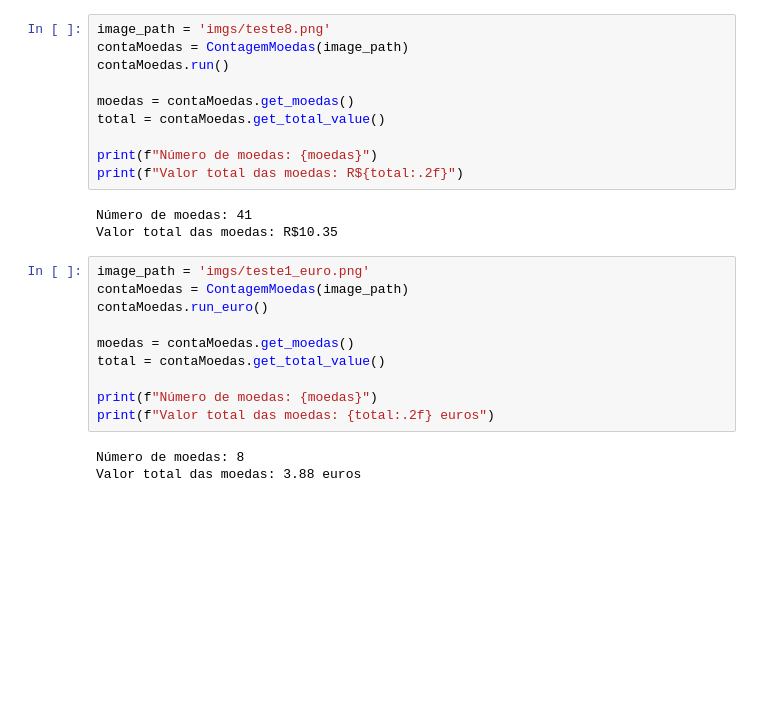
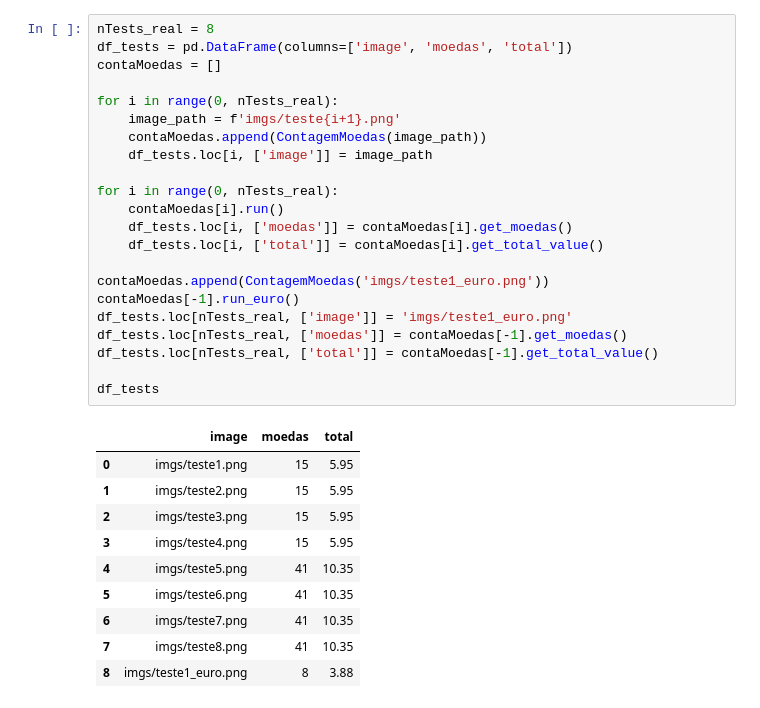
Before and after one commit to Durfan/ufsj-pdi-moedas, a Jupyter notebook: contagem_moedas.ipynb, the cells around one changed output. Saved outputs shown, nothing was run; the diff lists cells and outputs as text; blank space fills up the shorter version.

```diff
--- a/contagem_moedas.ipynb
+++ b/contagem_moedas.ipynb
@@ -117,26 +129,33 @@ class ContagemMoedas:
-# %%
-image_path = 'imgs/teste8.png'
-contaMoedas = ContagemMoedas(image_path)
-contaMoedas.run()
-
-moedas = contaMoedas.get_moedas()
-total = contaMoedas.get_total_value()
-
-print(f"Número de moedas: {moedas}")
-print(f"Valor total das moedas: R${total:.2f}")
-# %% [output]
-Número de moedas: 41
-Valor total das moedas: R$10.35
-# %%
-image_path = 'imgs/teste1_euro.png'
-contaMoedas = ContagemMoedas(image_path)
-contaMoedas.run_euro()
-
-moedas = contaMoedas.get_moedas()
-total = contaMoedas.get_total_value()
-
-print(f"Número de moedas: {moedas}")
-print(f"Valor total das moedas: {total:.2f} euros")
-# %% [output]
-Número de moedas: 8
-Valor total das moedas: 3.88 euros
+# %%
+nTests_real = 8
+df_tests = pd.DataFrame(columns=['image', 'moedas', 'total'])
+contaMoedas = []
+
+for i in range(0, nTests_real):
+    image_path = f'imgs/teste{i+1}.png'
+    contaMoedas.append(ContagemMoedas(image_path))
+    df_tests.loc[i, ['image']] = image_path
+
+for i in range(0, nTests_real):
+    contaMoedas[i].run()
+    df_tests.loc[i, ['moedas']] = contaMoedas[i].get_moedas()
+    df_tests.loc[i, ['total']] = contaMoedas[i].get_total_value()
+
+contaMoedas.append(ContagemMoedas('imgs/teste1_euro.png'))
+contaMoedas[-1].run_euro()
+df_tests.loc[nTests_real, ['image']] = 'imgs/teste1_euro.png'
+df_tests.loc[nTests_real, ['moedas']] = contaMoedas[-1].get_moedas()
+df_tests.loc[nTests_real, ['total']] = contaMoedas[-1].get_total_value()
+
+df_tests
+# %% [output]
+|  | image | moedas | total |
+| 0 | imgs/teste1.png | 15 | 5.95 |
+| 1 | imgs/teste2.png | 15 | 5.95 |
+| 2 | imgs/teste3.png | 15 | 5.95 |
+| 3 | imgs/teste4.png | 15 | 5.95 |
+| 4 | imgs/teste5.png | 41 | 10.35 |
+| 5 | imgs/teste6.png | 41 | 10.35 |
+| 6 | imgs/teste7.png | 41 | 10.35 |
+| 7 | imgs/teste8.png | 41 | 10.35 |
+| 8 | imgs/teste1_euro.png | 8 | 3.88 |
```
Also changed, not shown: parts of 5 cells of this notebook, 1 other file.
